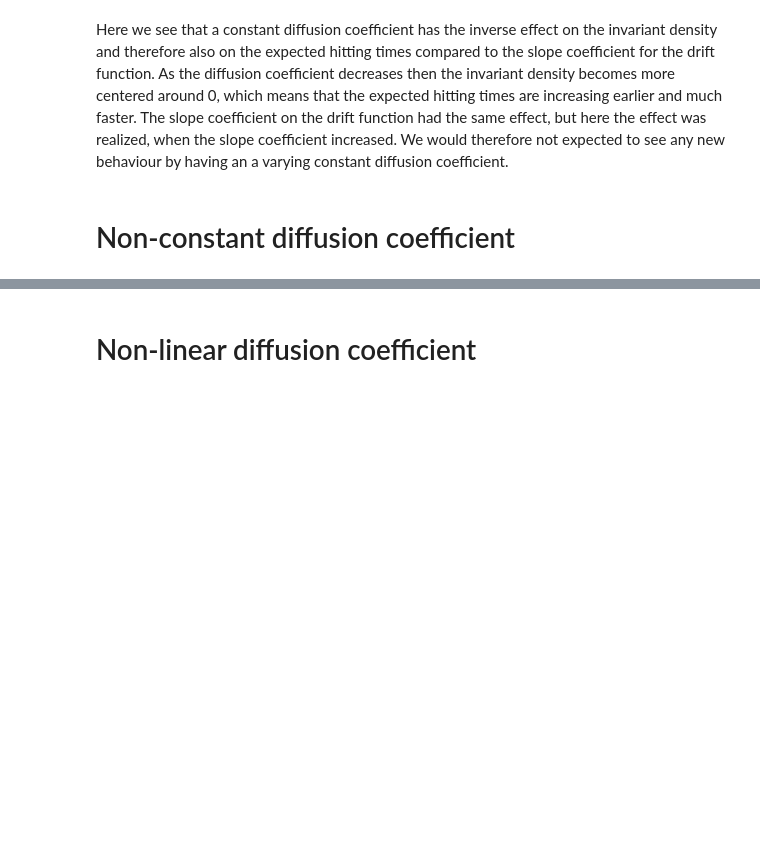
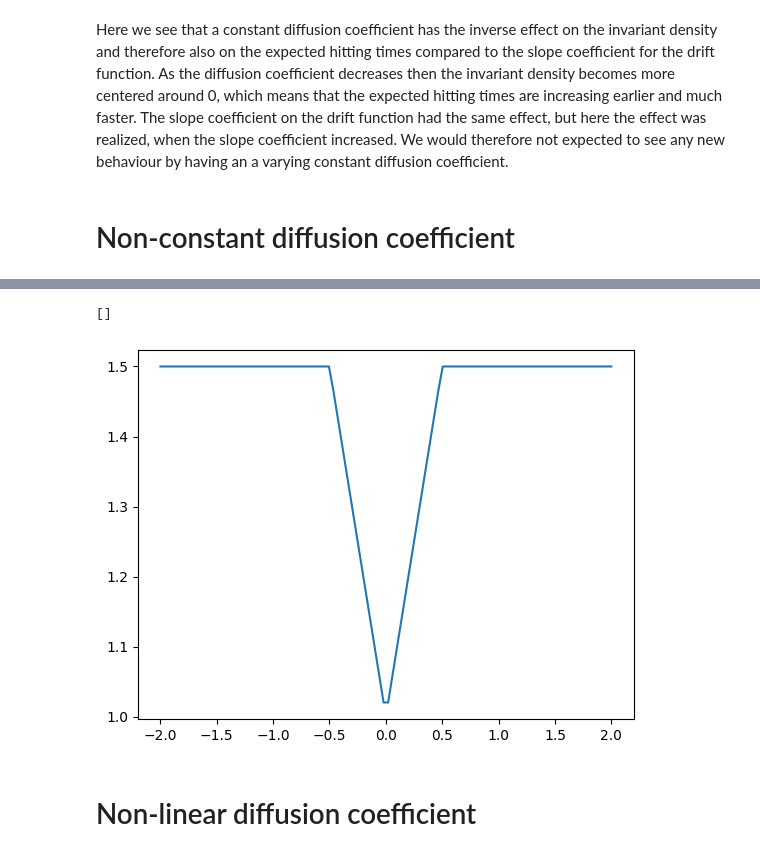
Before and after one commit to RasmusBrostroem/Data-driven-algorithms-for-Impulse-control-problem-Thesis, a Jupyter notebook: TestingDiffusionCoefficients.ipynb, the cells around one changed output, grey strips where cells are left out. Cells and saved outputs as stored; diff of their text form; code cells hidden in the pictures; blank space fills up the shorter version.

```diff
--- a/TestingDiffusionCoefficients.ipynb
+++ b/TestingDiffusionCoefficients.ipynb
@@ -96,3 +96,14 @@ plt.show()
+# %%
+sig = sigma2(1, 0.5)
+
+vals = np.linspace(-2,2,100)
+y = [sig(v) for v in vals]
+
+plt.plot(vals, y)
+plt.plot()
+# %% [output]
+[]
+[figure, added]
 # %% [markdown]
 # Non-linear diffusion coefficient
 # %% [markdown]
```
Also changed, not shown: parts of 6 cells of this notebook.
